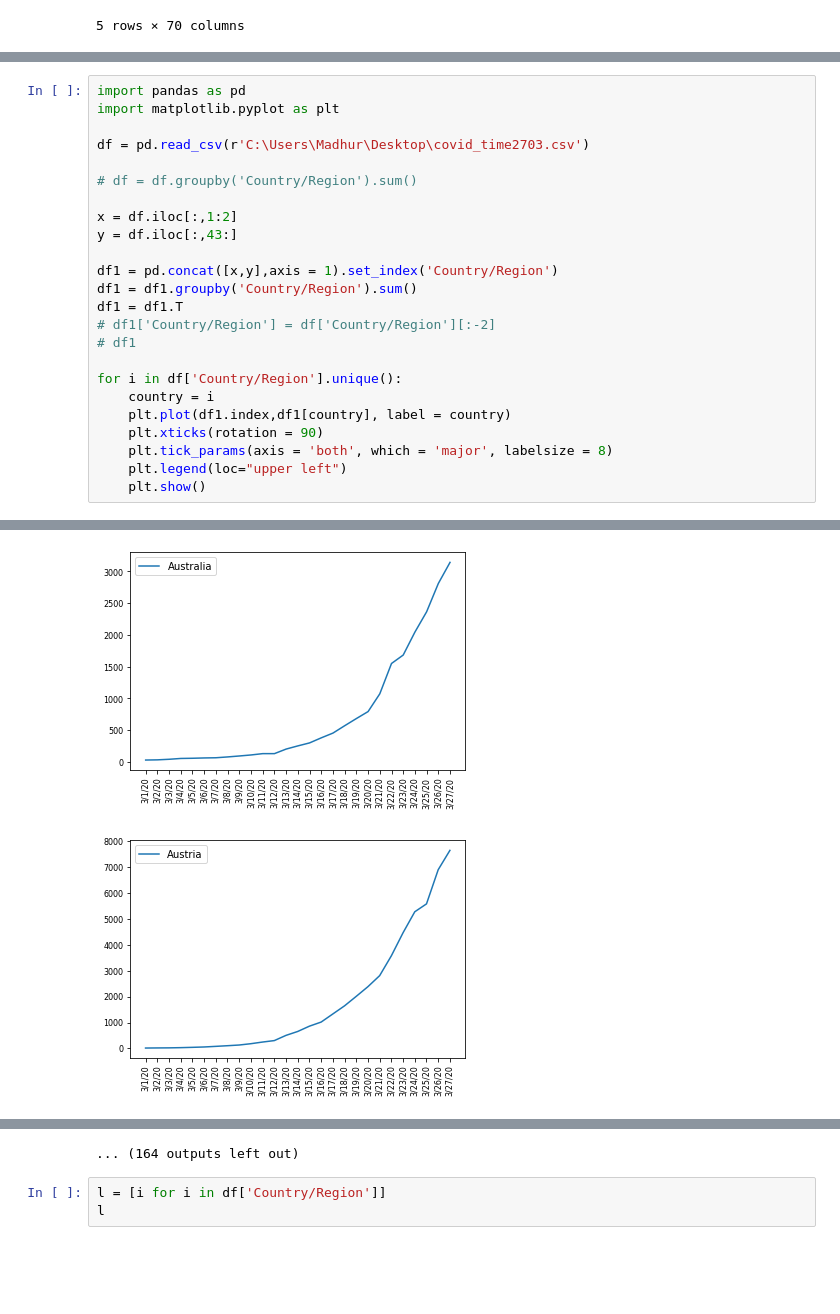
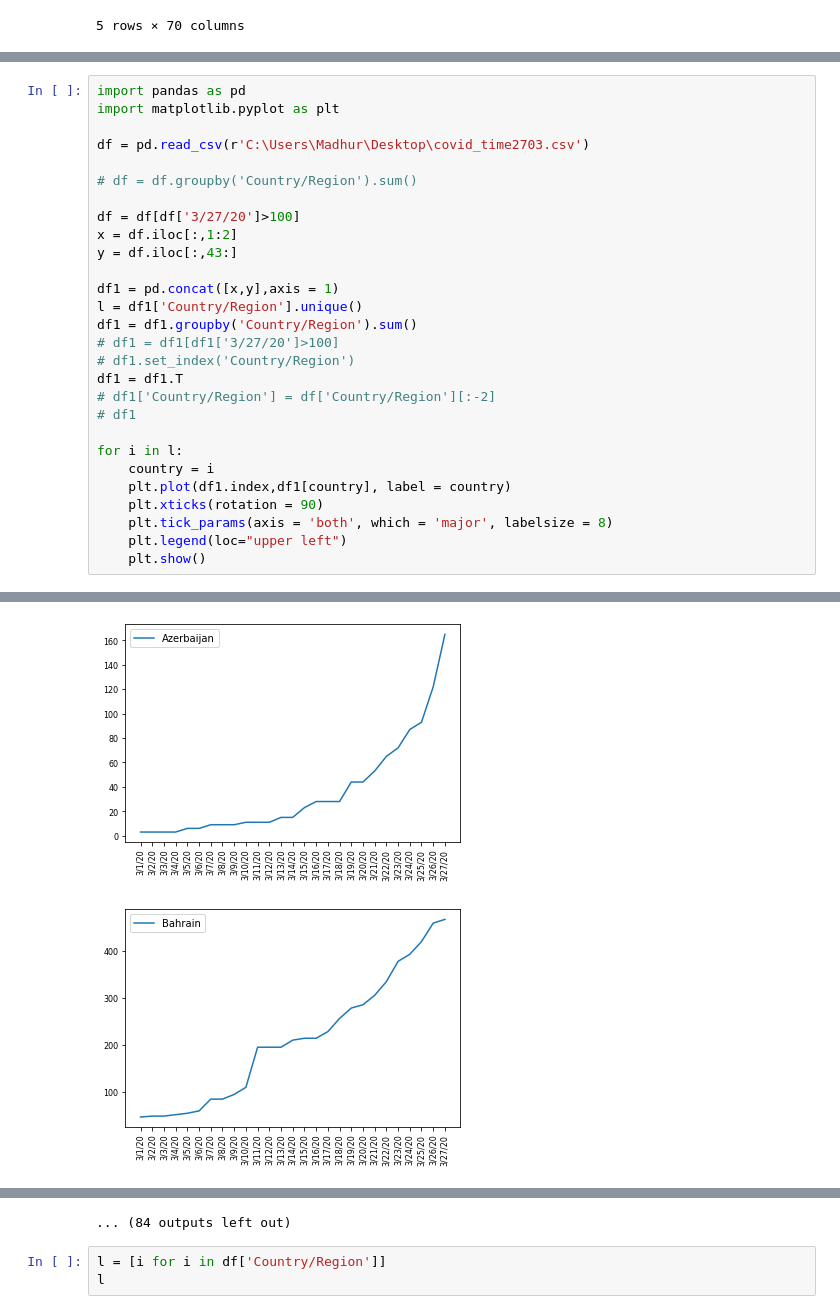
Before and after one commit to madhur-munjal/Covid-19, a Jupyter notebook: COVID-19.ipynb, the cells around one changed output, grey strips where cells are left out. Cells and saved outputs as stored; diff of their text form; blank space fills up the shorter version.

```diff
--- a/COVID-19.ipynb
+++ b/COVID-19.ipynb
@@ -79,16 +59,20 @@ df = pd.read_csv(r'C:\Users\Madhur\Desktop\covid_time2703.csv')
 
 # df = df.groupby('Country/Region').sum()
 
+df = df[df['3/27/20']>100]
 x = df.iloc[:,1:2]
 y = df.iloc[:,43:]
 
-df1 = pd.concat([x,y],axis = 1).set_index('Country/Region')
+df1 = pd.concat([x,y],axis = 1)
+l = df1['Country/Region'].unique()
 df1 = df1.groupby('Country/Region').sum()
+# df1 = df1[df1['3/27/20']>100]
+# df1.set_index('Country/Region')
 df1 = df1.T
 # df1['Country/Region'] = df['Country/Region'][:-2]
 # df1
 
-for i in df['Country/Region'].unique():
+for i in l:
     country = i
     plt.plot(df1.index,df1[country], label = country)
     plt.xticks(rotation = 90)
@@ -107,2 +91,2 @@ for i in df['Country/Region'].unique():
-[figure, old version]
+[figure, new version]
-[figure, old version]
+[figure, new version]
@@ -111,4 +95,4 @@ for i in df['Country/Region'].unique():
-... (164 outputs left out)
+... (84 outputs left out)
 # %%
 l = [i for i in df['Country/Region']]
 l
```
Also changed, not shown: parts of 5 cells of this notebook.
